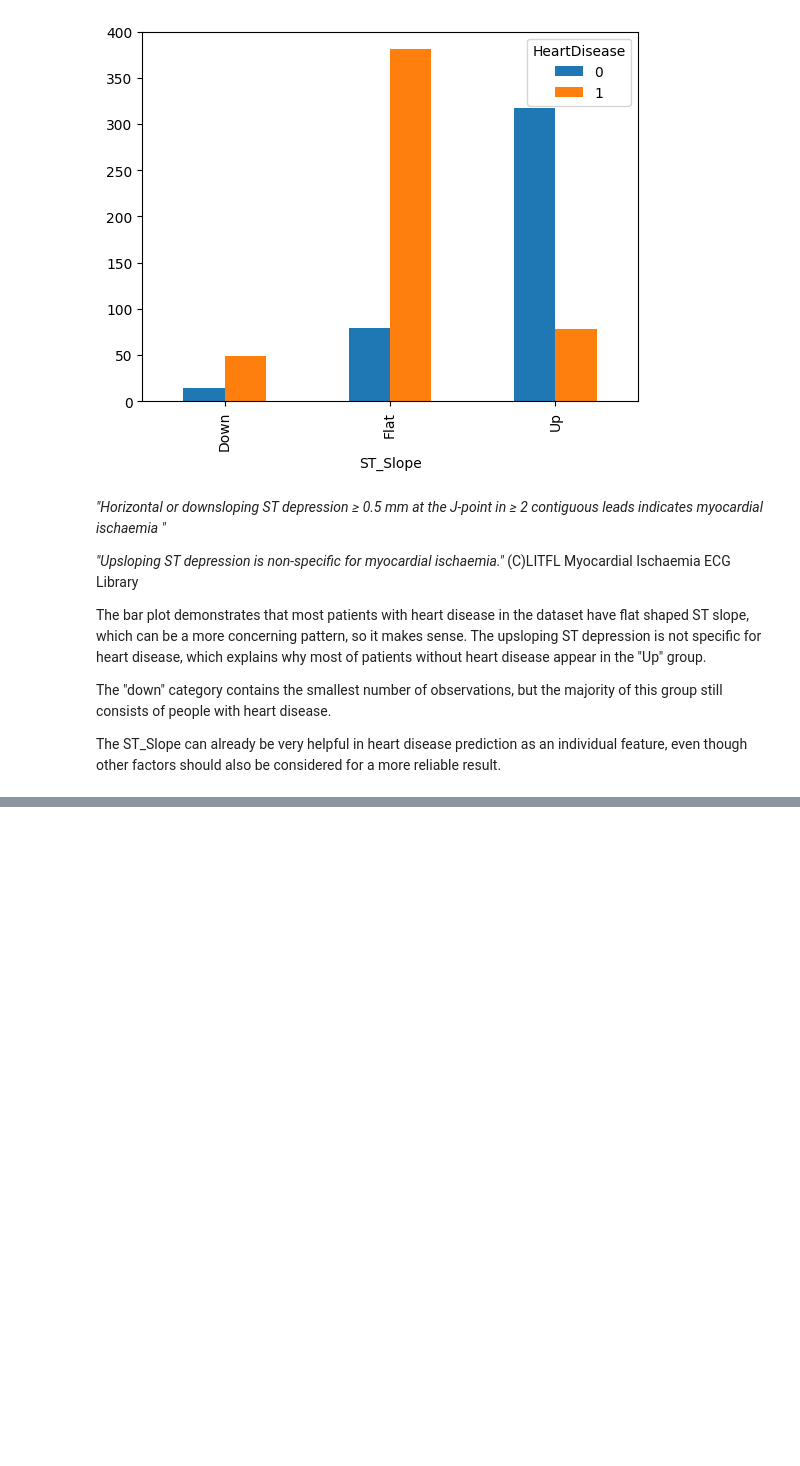
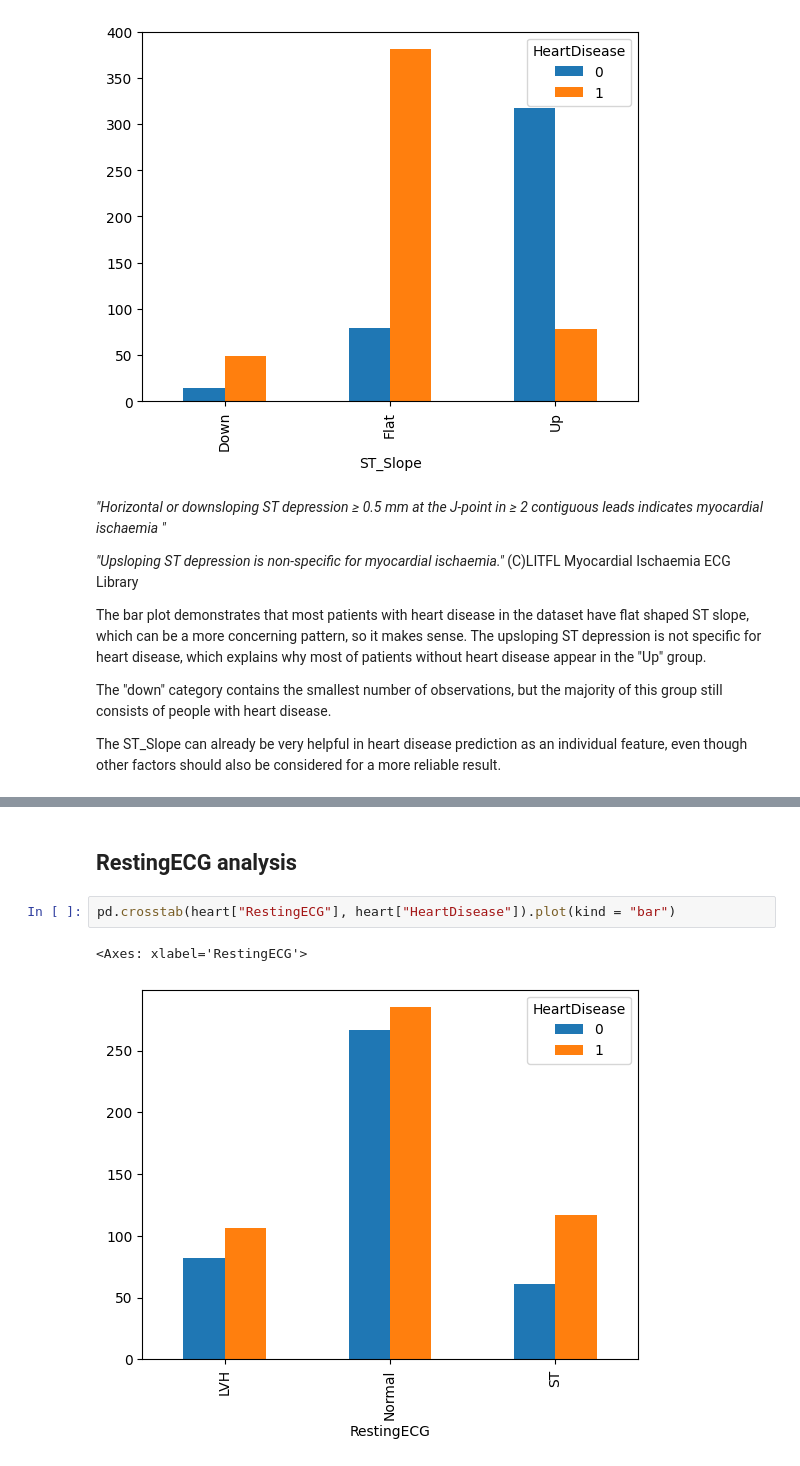
Before and after one commit to MaryiaKhomchanka/HeartFailure_MachineLearning_Training_Project, a Jupyter notebook: data_analysis.ipynb, the cells around one changed output, grey strips where cells are left out. Drawn from its saved outputs; the diff is of its cells as text; blank space fills up the shorter version.

```diff
--- a/data_analysis.ipynb
+++ b/data_analysis.ipynb
@@ -237,0 +301,7 @@ The ST_Slope can already be very helpful in heart disease prediction as an indiv
+# %% [markdown]
+## RestingECG analysis
+# %%
+pd.crosstab(heart["RestingECG"], heart["HeartDisease"]).plot(kind = "bar")
+# %% [output]
+<Axes: xlabel='RestingECG'>
+[figure, added]
```
Also changed, not shown: parts of 22 cells of this notebook, 1 other file.
